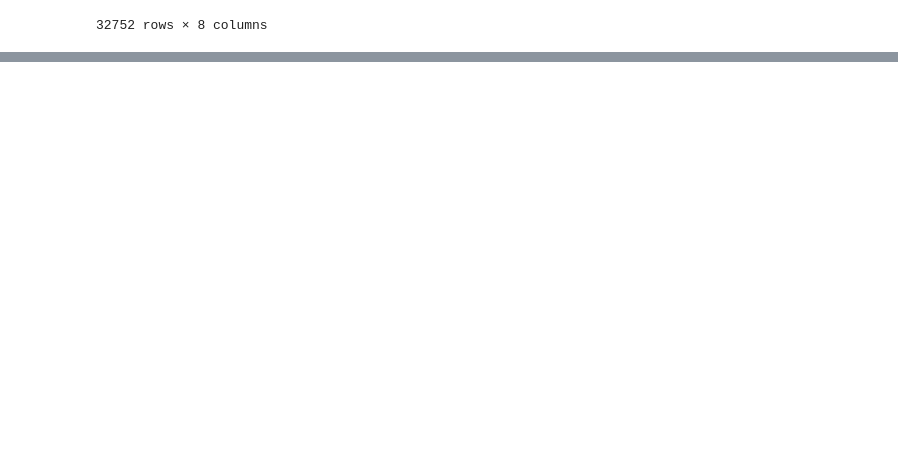
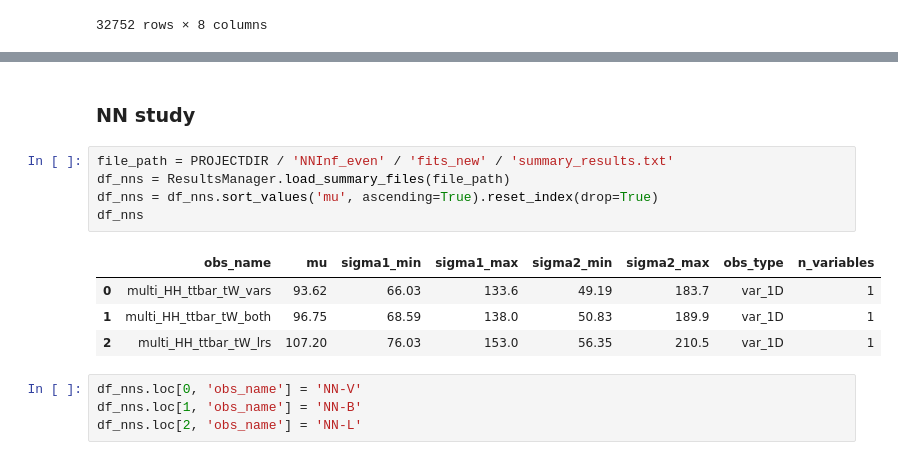
Before and after one commit to antonettprado/hh, a Jupyter notebook: disc_study/plots_brazilian.ipynb, the cells around one changed output, grey strips where cells are left out. Drawn from its saved outputs; the diff is of its cells as text; blank space fills up the shorter version.

```diff
--- a/disc_study/plots_brazilian.ipynb
+++ b/disc_study/plots_brazilian.ipynb
@@ -261,0 +221,16 @@ CMS-style limits plot saved to llr_study/UL_brazilian_llrs.pdf
+# %% [markdown]
+### NN study
+# %%
+file_path = PROJECTDIR / 'NNInf_even' / 'fits_new' / 'summary_results.txt'
+df_nns = ResultsManager.load_summary_files(file_path)
+df_nns = df_nns.sort_values('mu', ascending=True).reset_index(drop=True)
+df_nns
+# %% [output]
+|  | obs_name | mu | sigma1_min | sigma1_max | sigma2_min | sigma2_max | obs_type | n_variables |
+| 0 | multi_HH_ttbar_tW_vars | 93.62 | 66.03 | 133.6 | 49.19 | 183.7 | var_1D | 1 |
+| 1 | multi_HH_ttbar_tW_both | 96.75 | 68.59 | 138.0 | 50.83 | 189.9 | var_1D | 1 |
+| 2 | multi_HH_ttbar_tW_lrs | 107.20 | 76.03 | 153.0 | 56.35 | 210.5 | var_1D | 1 |
+# %%
+df_nns.loc[0, 'obs_name'] = 'NN-V'
+df_nns.loc[1, 'obs_name'] = 'NN-B'
+df_nns.loc[2, 'obs_name'] = 'NN-L'
```
Also changed, not shown: parts of 10 cells of this notebook, 46 other files.
